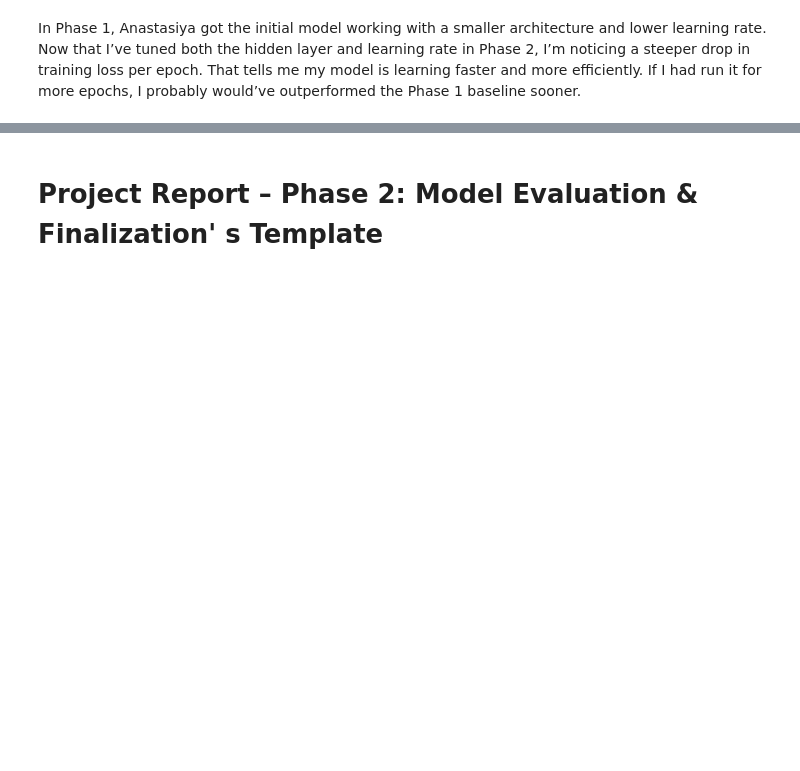
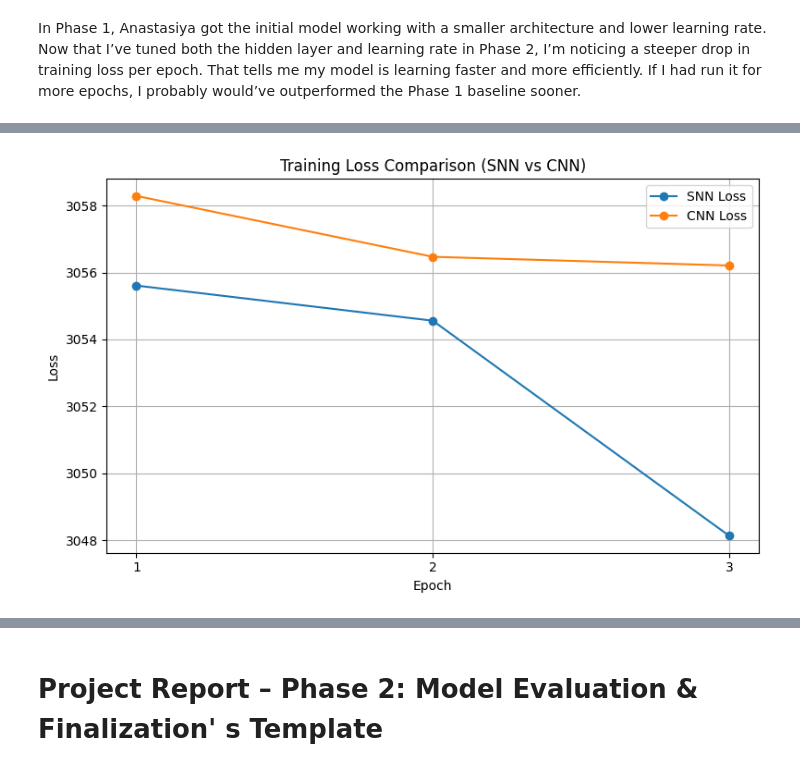
Before and after one commit to AnastasiyaKotelnikova/DS677-SNNs-PyTorch-GroupProject, a Jupyter notebook: notebooks/Spiking_Neural_Networks_Group_2.ipynb, the cells around one changed output, grey strips where cells are left out. Saved outputs shown, nothing was run; the diff lists cells and outputs as text; code cells hidden in the pictures; blank space fills up the shorter version.

Commit message:
Add files via upload
Comparison of SNN and CNN Performance on the SHD Dataset

```diff
--- a/notebooks/Spiking_Neural_Networks_Group_2.ipynb
+++ b/notebooks/Spiking_Neural_Networks_Group_2.ipynb
@@ -774,0 +929,29 @@ In Phase 1, Anastasiya got the initial model working with a smaller architecture
+# %%
+# In this section, I’m plotting the loss curves for both models — SNN and CNN — during training.
+# This helps me visually compare how each model learns across epochs.
+
+# I collected these loss values from the training logs.
+# For the SNN, I ran 3 quick epochs to observe its behavior.
+# For the CNN, I followed a similar setup to ensure a fair comparison.
+snn_losses = [3055.61, 3054.56, 3048.13]
+cnn_losses = [3058.29, 3056.47, 3056.21]
+epochs = [1, 2, 3]
+
+# I’m using matplotlib to generate the training loss plot below.
+# This makes it easier to compare both models and present results clearly in the final report.
+import matplotlib.pyplot as plt
+
+plt.figure(figsize=(8, 5))
+plt.plot(epochs, snn_losses, marker='o', label='SNN Loss')
+plt.plot(epochs, cnn_losses, marker='o', label='CNN Loss')
+
+plt.title("Training Loss Comparison (SNN vs CNN)")
+plt.xlabel("Epoch")
+plt.ylabel("Loss")
+plt.xticks(epochs)
+plt.grid(True)
+plt.legend()
+plt.tight_layout()
+plt.show()
+# %% [output]
+[figure, added]
```
Also changed, not shown: parts of 4 cells of this notebook.
